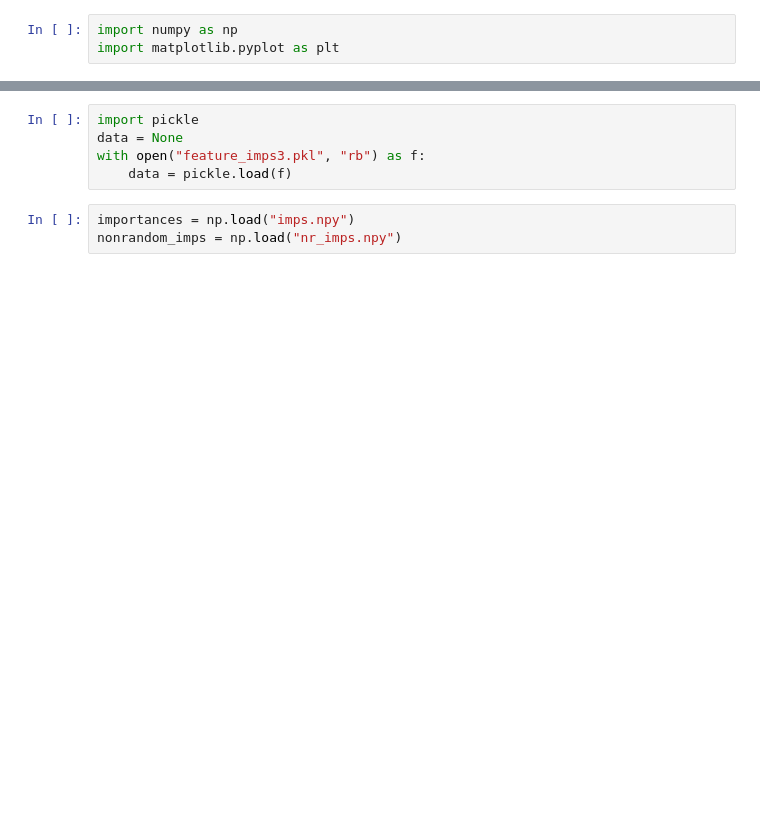
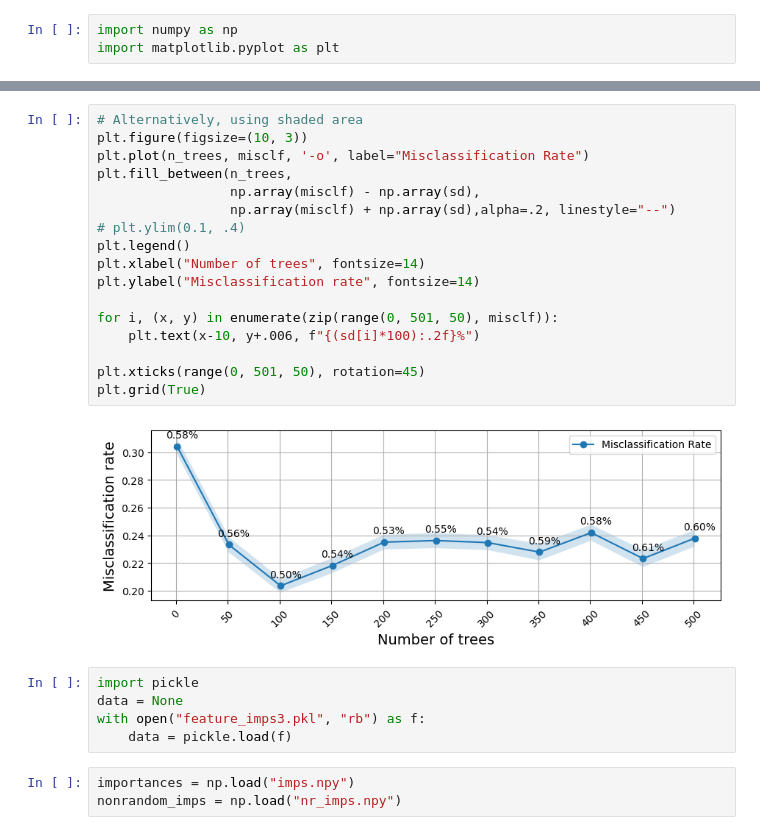
Before and after one commit to strojanski/ML-DS-I, a Jupyter notebook: hw1/imp_analysis.ipynb, the cells around one changed output, grey strips where cells are left out. Cells and saved outputs as stored; diff of their text form; blank space fills up the shorter version.

```diff
--- a/hw1/imp_analysis.ipynb
+++ b/hw1/imp_analysis.ipynb
@@ -4,3 +65,22 @@ import matplotlib.pyplot as plt
+# %%
+# Alternatively, using shaded area
+plt.figure(figsize=(10, 3))
+plt.plot(n_trees, misclf, '-o', label="Misclassification Rate")
+plt.fill_between(n_trees,
+                 np.array(misclf) - np.array(sd),
+                 np.array(misclf) + np.array(sd),alpha=.2, linestyle="--")
+# plt.ylim(0.1, .4)
+plt.legend()
+plt.xlabel("Number of trees", fontsize=14)
+plt.ylabel("Misclassification rate", fontsize=14)
+
+for i, (x, y) in enumerate(zip(range(0, 501, 50), misclf)):
+    plt.text(x-10, y+.006, f"{(sd[i]*100):.2f}%")
+
+plt.xticks(range(0, 501, 50), rotation=45)
+plt.grid(True)
+# %% [output]
+[figure, added]
 # %%
 import pickle
 data = None
```
Also changed, not shown: parts of 9 cells of this notebook, 2 other files.
